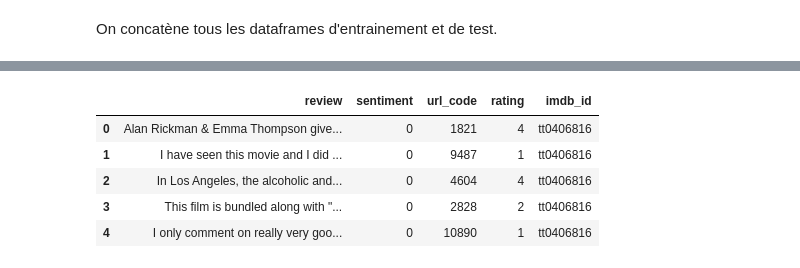
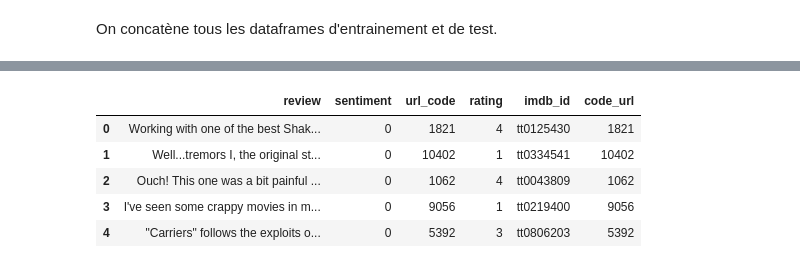
Before and after one commit to marie-ganon/Projet-Python-S1, a Jupyter notebook: Scraping_nettoyage.ipynb, the cells around one changed output, grey strips where cells are left out. Drawn from its saved outputs; the diff is of its cells as text; code cells hidden in the pictures.

Commit message:
Correction des codes de construction de train_review et test_review

```diff
--- a/Scraping_nettoyage.ipynb
+++ b/Scraping_nettoyage.ipynb
@@ -1031,12 +1031,11 @@ df_url.head()
 | 2 | 2 | tt0406816 | tt0406816 | tt0453418 | tt0100680 |
 | 3 | 3 | tt0406816 | tt0406816 | tt0064354 | tt0100680 |
 | 4 | 4 | tt0406816 | tt0406816 | tt0064354 | tt0047200 |
+# %%
+# on rajoute un décalage de 1 car les numéros de lignes se comptent en partant de 1 et non de 0
+df_url['code_url']= df_url['Unnamed: 0']+1
+df_url = df_url.drop(columns='Unnamed: 0')
 # %% [markdown]
 D'après le README.txt des fichiers utilisés pour la base review, le *url_code* de review correspond au film *url_code*-ième film de la base de *df_url*.
 
 On crée une colonne imdb_id dans chaque dataframe d'analyse sentiment.
-# %%
-rtrainn['imdb_id']=df_url['train_neg']
-rtrainp['imdb_id']=df_url['train_pos']
-rtestn['imdb_id']=df_url['test_neg']
-rtestp['imdb_id']=df_url['test_pos']
@@ -1043,2 +1052,12 @@ rtestp['imdb_id']=df_url['test_pos']
+# %%
+rtrainn.url_code = rtrainn.url_code.astype('int64')
+rtrainp.url_code = rtrainp.url_code.astype('int64')
+rtestn.url_code = rtestn.url_code.astype('int64')
+rtestp.url_code = rtestp.url_code.astype('int64')
+# %%
+df_trainn = pd.merge(rtrainn, df_url[['train_neg', 'code_url']], left_on='url_code', right_on='code_url')
+df_trainp =pd.merge(rtrainp, df_url[['train_pos', 'code_url']], left_on='url_code', right_on='code_url')
+df_testn = pd.merge(rtestn, df_url[['test_neg', 'code_url']], left_on='url_code', right_on='code_url')
+df_testp =pd.merge(rtestp, df_url[['test_pos', 'code_url']], left_on='url_code', right_on='code_url')
 # %% [markdown]
 On concatène tous les dataframes d'entrainement et de test.
@@ -1055,10 +1064,14 @@ df_train.head()
-# %%
-df_test=pd.concat([rtestn, rtestp])
-df_test.head()
-# %% [output]
-|  | review | sentiment | url_code | rating | imdb_id |
-| 0 | Alan Rickman & Emma Thompson give... | 0 | 1821 | 4 | tt0406816 |
-| 1 | I have seen this movie and I did ... | 0 | 9487 | 1 | tt0406816 |
-| 2 | In Los Angeles, the alcoholic and... | 0 | 4604 | 4 | tt0406816 |
-| 3 | This film is bundled along with "... | 0 | 2828 | 2 | tt0406816 |
-| 4 | I only comment on really very goo... | 0 | 10890 | 1 | tt0406816 |
+# %%
+df_trainn = df_trainn.rename(columns={'train_neg': 'imdb_id'})
+df_trainp = df_trainp.rename(columns={'train_pos': 'imdb_id'})
+
+df_train=pd.concat([df_trainn, df_trainp])
+df_train.head()
+#df_trainn
+# %% [output]
+|  | review | sentiment | url_code | rating | imdb_id | code_url |
+| 0 | Working with one of the best Shak... | 0 | 1821 | 4 | tt0125430 | 1821 |
+| 1 | Well...tremors I, the original st... | 0 | 10402 | 1 | tt0334541 | 10402 |
+| 2 | Ouch! This one was a bit painful ... | 0 | 1062 | 4 | tt0043809 | 1062 |
+| 3 | I've seen some crappy movies in m... | 0 | 9056 | 1 | tt0219400 | 9056 |
+| 4 | "Carriers" follows the exploits o... | 0 | 5392 | 3 | tt0806203 | 5392 |
```
Also changed, not shown: parts of 3 cells of this notebook.
